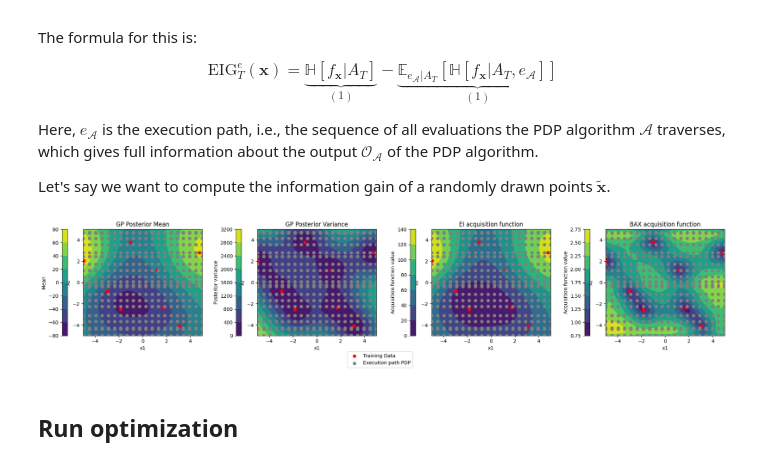
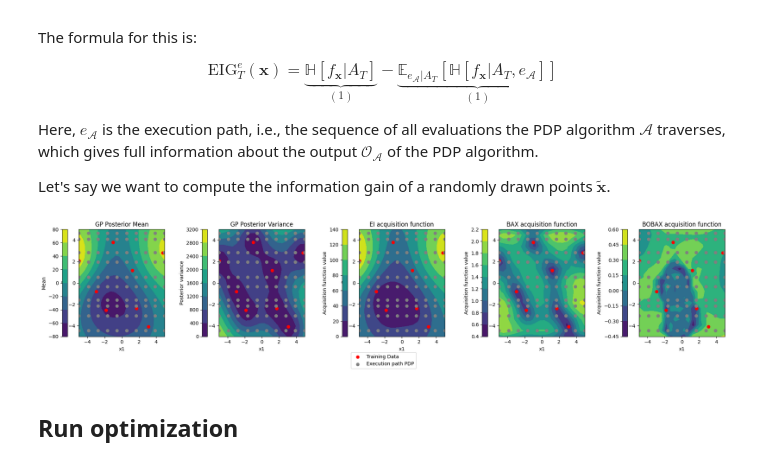
Before and after one commit to juliambr/botorch, a Jupyter notebook: tutorials/bax_explained.ipynb, the cells around one changed output. Drawn from its saved outputs; the diff is of its cells as text; code cells hidden in the pictures.

```diff
--- a/tutorials/bax_explained.ipynb
+++ b/tutorials/bax_explained.ipynb
@@ -249,11 +253,24 @@ candidate_set = torch.rand(200, d, device="cpu", dtype=torch.float)
 candidate_set = f.bounds[0,:] + (f.bounds[1,:] - f.bounds[0,:]) * candidate_set
 # %%
-x1 = torch.linspace(f.bounds[0][0], f.bounds[1][0], 100)
-x2 = torch.linspace(f.bounds[0][1], f.bounds[1][1], 100)
+res = 20
+x1 = torch.linspace(f.bounds[0][0], f.bounds[1][0], res)
+x2 = torch.linspace(f.bounds[0][1], f.bounds[1][1], res)
 X1, X2 = torch.meshgrid(x1, x2)
 X = torch.stack([X1.reshape(-1), X2.reshape(-1)], dim=-1).to(dtype=torch.float64)
-
-acq_values = EIG.forward(X).detach().numpy()
+X = X.unsqueeze(1)
+# %%
+acq = InfoBAX(model=model, algorithm=alg, exe_path_deterministic_x=True, n_path=1)
+acq_values_bax = acq(X).detach().numpy()
+grid = torch.stack([torch.stack(el.x) for el in acq.exe_path_list], dim=0).squeeze(0).cpu().numpy()
+# %%
+optimal_inputs, optimal_outputs = get_optimal_samples(
+    model,
+    bounds=f.bounds,
+    num_optima=20
+)
+
+acq = BOBAX(model=model, algorithm=alg, optimal_inputs=optimal_inputs, maximize=False)
+acq_values_bobax = acq(X).detach().numpy()
 # %%
 model.eval()
 with torch.no_grad():
@@ -268,16 +285,14 @@ gamma = (mean - data.y.min().cpu().numpy()) / std_dev
 
 ei = [sd * (g * norm.cdf(g) + norm.pdf(g)) for g, sd in zip(gamma, std_dev)]
 ei = np.array(ei)
-# %%
-grid = torch.stack([torch.stack(el.x) for el in EIG.exe_path_list], dim=0).squeeze(0).cpu().numpy()
 # %%
 Xtrain = data.x
 # %%
 # PLOT
-fig, axarr = plt.subplots(1, 4, figsize=(20, 4))
+fig, axarr = plt.subplots(1, 5, figsize=(20, 4))
 
 # Subplot (1, 1): Posterior mean
-contour_mean = axarr[0].contourf(X1.numpy(), X2.numpy(), mean.reshape(100, 100))
+contour_mean = axarr[0].contourf(X1.numpy(), X2.numpy(), mean.reshape(res, res))
 cbar_mean = fig.colorbar(contour_mean, ax=axarr[0], location='left')
 cbar_mean.ax.set_ylabel('Mean')
 scatter_points = axarr[0].scatter(Xtrain[:, 0], Xtrain[:, 1], c="red", label='Training Data')
@@ -287,42 +302,52 @@ axarr[0].set_xlabel("x1")
 axarr[0].set_ylabel("x2")
 
 # # Subplot (1, 2): Posterior variance
-contour_mean = axarr[1].contourf(X1.numpy(), X2.numpy(), variance.reshape(100, 100))
+contour_mean = axarr[1].contourf(X1.numpy(), X2.numpy(), variance.reshape(res, res))
 cbar_mean = fig.colorbar(contour_mean, ax=axarr[1], location='left')
 cbar_mean.ax.set_ylabel('Posterior variance')
 scatter_points = axarr[1].scatter(Xtrain[:, 0], Xtrain[:, 1], c="red", label='Training Data')
 scatter_points = axarr[1].scatter(grid[:, 0], grid[:, 1], c="grey", label='Execution path PDP')
 axarr[1].set_title("GP Posterior Variance")
 axarr[1].set_xlabel("x1")
 axarr[1].set_ylabel("x2")
 
 # # Subplot (1, 3): EI criterion
-contour_mean = axarr[2].contourf(X1.numpy(), X2.numpy(), ei.reshape(100, 100))
+contour_mean = axarr[2].contourf(X1.numpy(), X2.numpy(), ei.reshape(res, res))
 cbar_mean = fig.colorbar(contour_mean, ax=axarr[2], location='left')
 cbar_mean.ax.set_ylabel('Acquisition function value')
 scatter_points = axarr[2].scatter(Xtrain[:, 0], Xtrain[:, 1], c="red", label='Training Data')
 scatter_points = axarr[2].scatter(grid[:, 0], grid[:, 1], c="grey", label='Execution path PDP')
 axarr[2].set_title("EI acquisition function")
 axarr[2].set_xlabel("x1")
 axarr[2].set_ylabel("x2")
 
-# # Subplot (1, 4): EIG criterion
-contour_mean = axarr[3].contourf(X1.numpy(), X2.numpy(), acq_values.reshape(100, 100))
+# # Subplot (1, 4): BAX criterion
+contour_mean = axarr[3].contourf(X1.numpy(), X2.numpy(), acq_values_bax.reshape(res, res))
 cbar_mean = fig.colorbar(contour_mean, ax=axarr[3], location='left')
 cbar_mean.ax.set_ylabel('Acquisition function value')
 scatter_points = axarr[3].scatter(Xtrain[:, 0], Xtrain[:, 1], c="red", label='Training Data')
 scatter_points = axarr[3].scatter(grid[:, 0], grid[:, 1], c="grey", label='Execution path PDP')
 axarr[3].set_title("BAX acquisition function")
 axarr[3].set_xlabel("x1")
 axarr[3].set_ylabel("x2")
 
+# # Subplot (1, 5): BOBAX criterion
+contour_mean = axarr[4].contourf(X1.numpy(), X2.numpy(), acq_values_bobax.reshape(res, res))
+cbar_mean = fig.colorbar(contour_mean, ax=axarr[4], location='left')
+cbar_mean.ax.set_ylabel('Acquisition function value')
+scatter_points = axarr[4].scatter(Xtrain[:, 0], Xtrain[:, 1], c="red", label='Training Data')
+scatter_points = axarr[4].scatter(grid[:, 0], grid[:, 1], c="grey", label='Execution path PDP')
+axarr[4].set_title("BOBAX acquisition function")
+axarr[4].set_xlabel("x1")
+axarr[4].set_ylabel("x2")
+
 handles, labels = axarr[0].get_legend_handles_labels()
 fig.legend(handles, labels, loc='upper center', bbox_to_anchor=(0.5, 0.05),)
 
 plt.tight_layout()
 plt.show()
 # %% [output]
-[figure, old version]
+[figure, new version]
 # %% [markdown]
 ## Run optimization
 # %%
```
Also changed, not shown: parts of 8 cells of this notebook, 2 other files.
